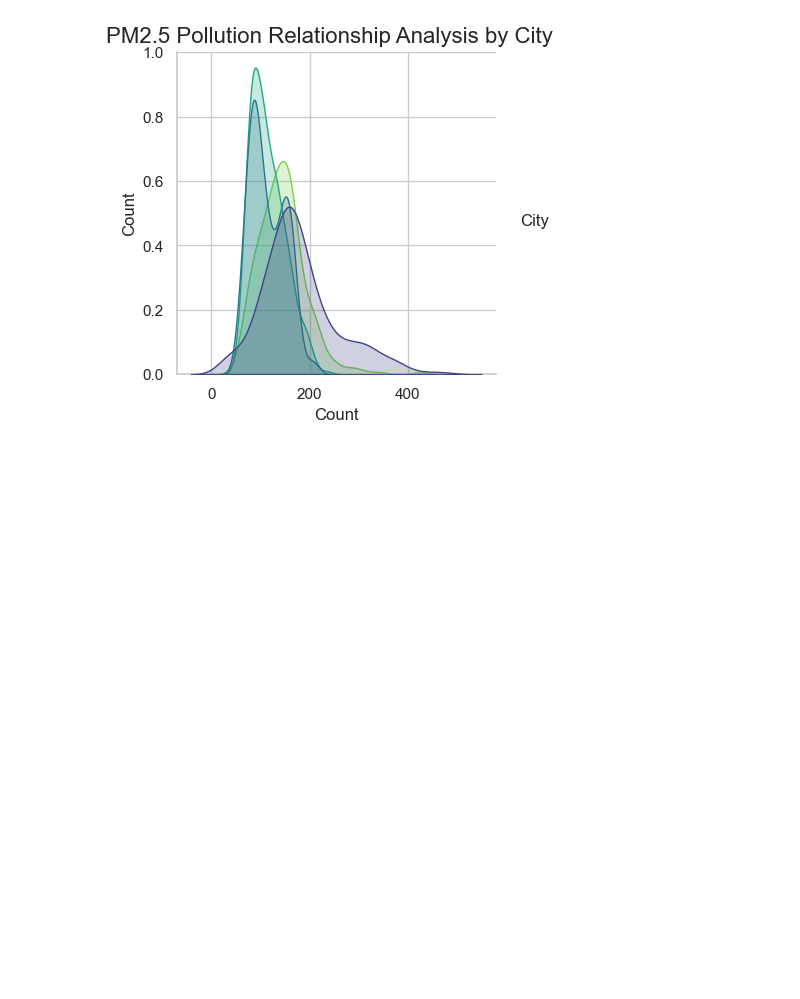
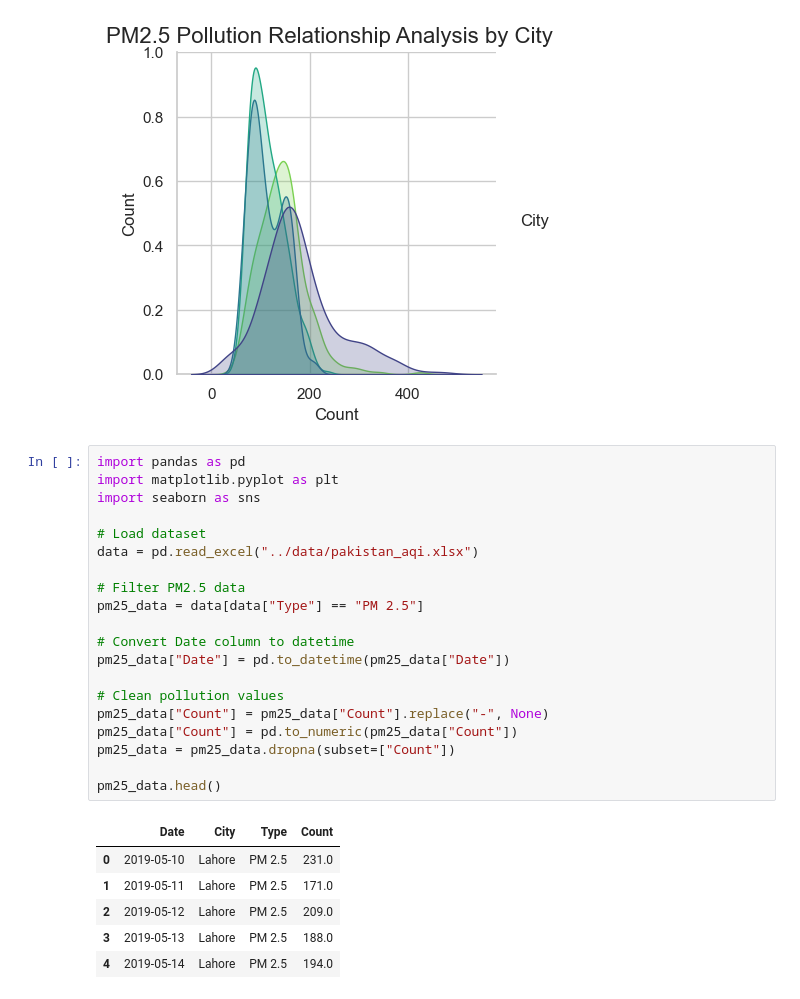
Before and after one commit to Bushra-Baloch/air-quality-prediction-ml-, a Jupyter notebook: air-quality-prediction-ml/notebooks/air_quality_analysis.ipynb, the cells around one changed output. Drawn from its saved outputs; the diff is of its cells as text; blank space fills up the shorter version.

```diff
--- a/air-quality-prediction-ml/notebooks/air_quality_analysis.ipynb
+++ b/air-quality-prediction-ml/notebooks/air_quality_analysis.ipynb
@@ -333,3 +333,30 @@ pairplot.savefig("../images/pollution_pairplot_city.png")
 plt.show()
 # %% [output]
 [figure]
+# %%
+import pandas as pd
+import matplotlib.pyplot as plt
+import seaborn as sns
+
+# Load dataset
+data = pd.read_excel("../data/pakistan_aqi.xlsx")
+
+# Filter PM2.5 data
+pm25_data = data[data["Type"] == "PM 2.5"]
+
+# Convert Date column to datetime
+pm25_data["Date"] = pd.to_datetime(pm25_data["Date"])
+
+# Clean pollution values
+pm25_data["Count"] = pm25_data["Count"].replace("-", None)
+pm25_data["Count"] = pd.to_numeric(pm25_data["Count"])
+pm25_data = pm25_data.dropna(subset=["Count"])
+
+pm25_data.head()
+# %% [output]
+|  | Date | City | Type | Count |
+| 0 | 2019-05-10 | Lahore | PM 2.5 | 231.0 |
+| 1 | 2019-05-11 | Lahore | PM 2.5 | 171.0 |
+| 2 | 2019-05-12 | Lahore | PM 2.5 | 209.0 |
+| 3 | 2019-05-13 | Lahore | PM 2.5 | 188.0 |
+| 4 | 2019-05-14 | Lahore | PM 2.5 | 194.0 |
```
Also changed, not shown: parts of 2 cells of this notebook.
